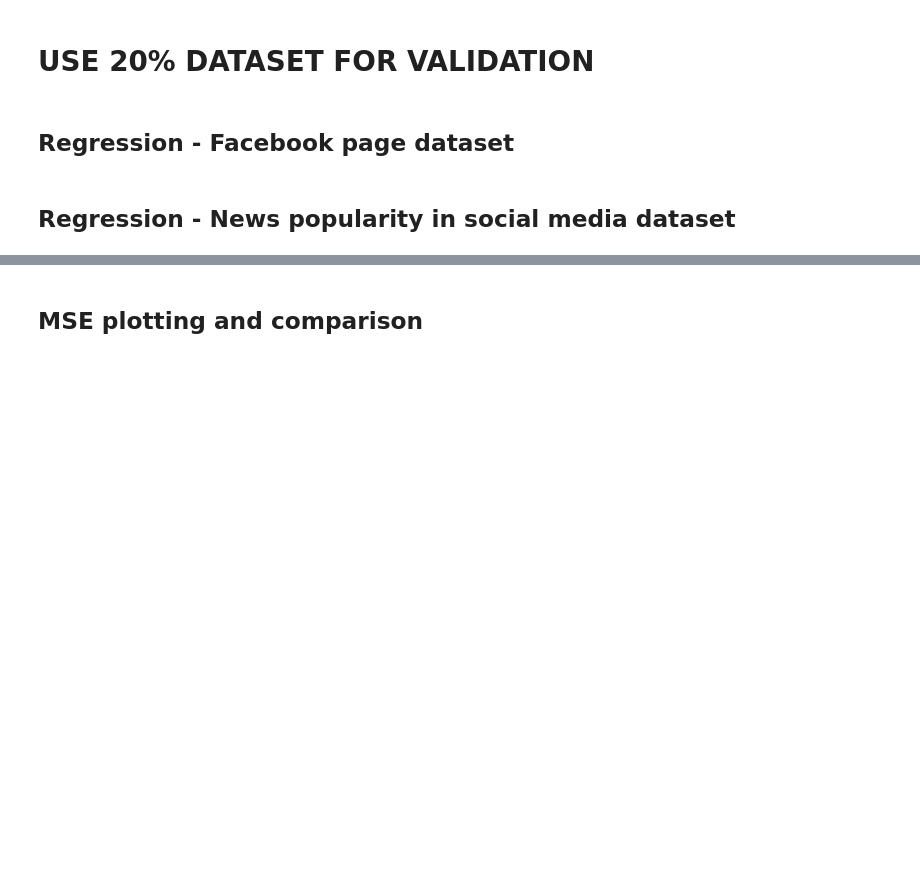
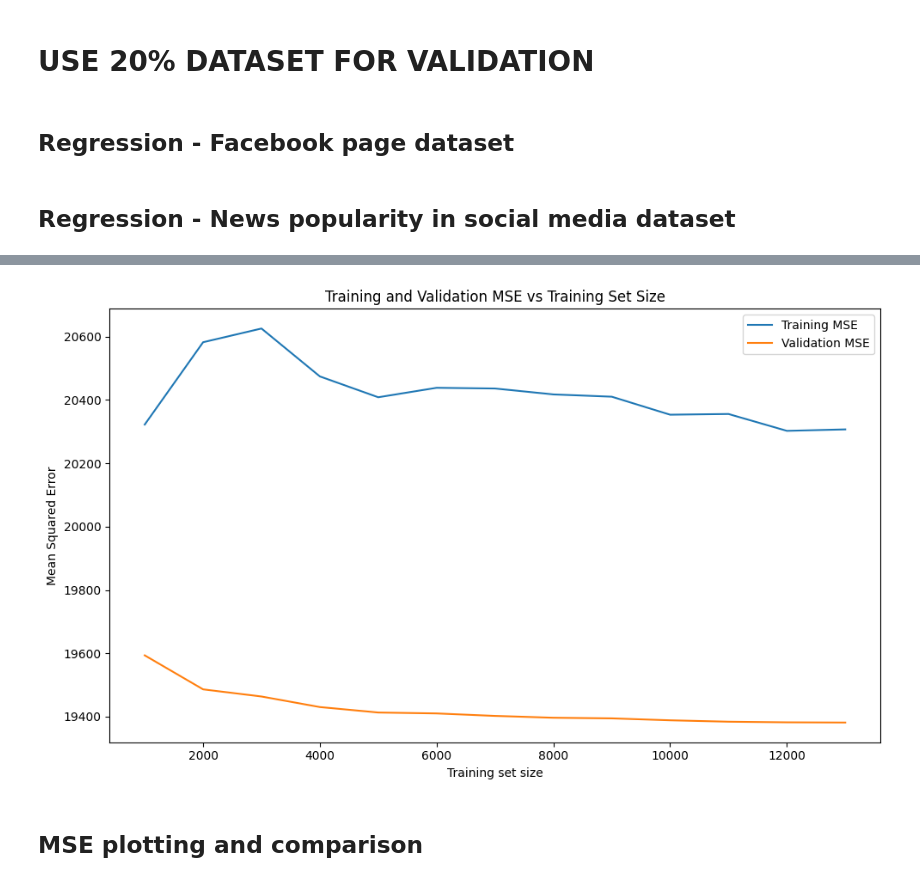
Before and after one commit to shuteva/IML-prog, a Jupyter notebook: lab1_BeatrizMia.ipynb, the cells around one changed output, grey strips where cells are left out. Cells and saved outputs as stored; diff of their text form; code cells hidden in the pictures; blank space fills up the shorter version.

Commit message:
Merge remote-tracking branch 'origin/main' into class_small

```diff
--- a/lab1_BeatrizMia.ipynb
+++ b/lab1_BeatrizMia.ipynb
@@ -21,2 +60,35 @@ import matplotlib.pyplot as plt
+# %%
+#sizes and repeats
+sizes = list(range(1000, int(0.8 * len(X)), 1000))
+repeats = 30
 # %%
 # apply linear regression
+train_mses = []
+val_mses = []
+
+for s in sizes:
+    trial_tmse = []
+    trial_vmse = []
+    for n in range(repeats):
+        #split the training pool into a training set of size s
+        X_train, _, y_train, _ = train_test_split(X_train_pool, y_train_pool, train_size=s, random_state=n)
+        model = LinearRegression()
+        model.fit(X_train, y_train)    #fitting a linear model on the training data
+
+        #predting the training and validation data
+        train_pred = model.predict(X_train)
+        val_pred = model.predict(X_val)
+
+        mse_train = mean_squared_error(y_train, train_pred)
+        mse_val = mean_squared_error(y_val, val_pred)
+
+        trial_tmse.append(mse_train)
+        trial_vmse.append(mse_val)
+
+    #printing the avg mse for each training set size
+    print(f"Sample Size {s}: \n Training Mean Squared Error = {np.mean(trial_tmse):.3f} \n Validation Mean Squared Error = {np.mean(trial_vmse):.3f}")
+    print("\n")
+
+    #appending the avg mse for each training size so we can later plot them
+    train_mses.append(np.mean(trial_tmse))
+    val_mses.append(np.mean(trial_vmse))
@@ -23,5 +113,19 @@ import matplotlib.pyplot as plt
 # %%
 # calculate mse score
+#WILL PROB DELETE THIS AS IT DOESNT SHOW THE TRAINING MSE TREND
+fig = plt.figure(figsize=(10, 6))
+
+plt.plot(sizes, train_mses, label = "Training MSE")
+plt.plot(sizes, val_mses, label = "Validation MSE")
+plt.title("Training and Validation MSE vs Training Set Size")
+plt.xlabel("Training set size")
+plt.ylabel("Mean Squared Error")
+plt.legend()
+
+plt.tight_layout()
+plt.show()
+# %% [output]
+[figure, added]
 # %% [markdown]
 ## MSE plotting and comparison
 # %%
```
Also changed, not shown: parts of 10 cells of this notebook, 27 other files.
